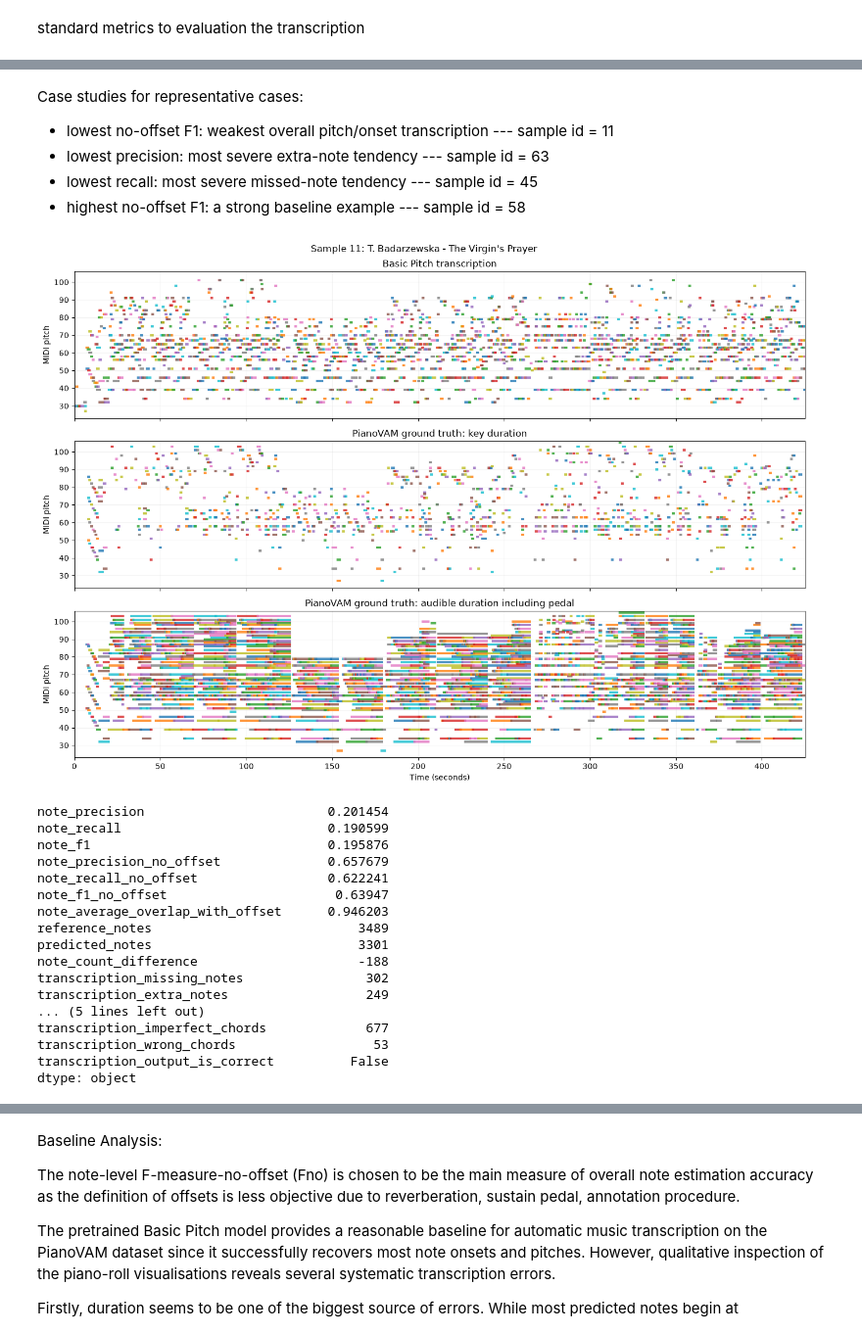
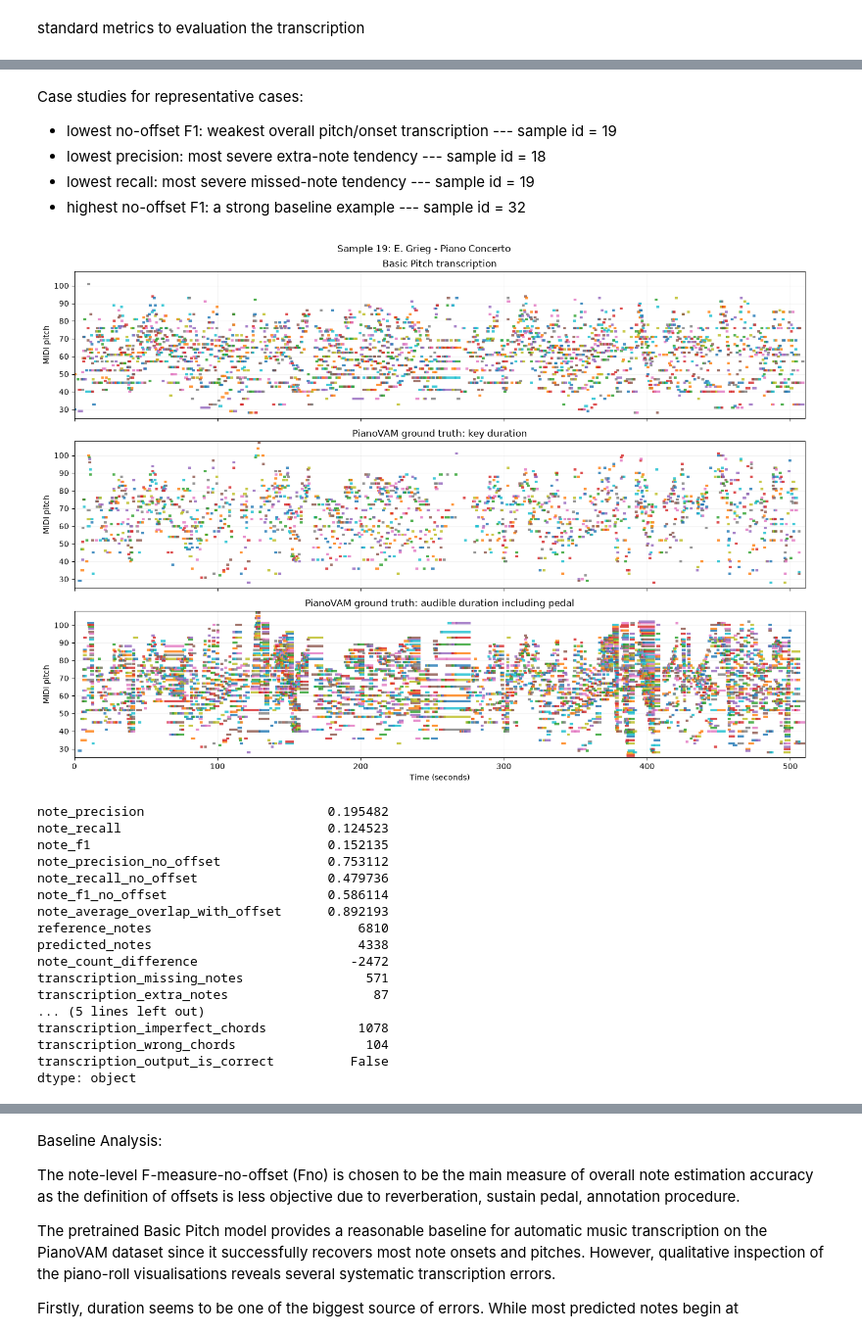
Before and after one commit to lambda-feedback/compareMusic, a Jupyter notebook: notebooks/AMT_Basic_Pitch.ipynb, the cells around one changed output, grey strips where cells are left out. Shown at 98% size. Saved outputs shown, nothing was run; the diff lists cells and outputs as text; code cells hidden in the pictures.

```diff
--- a/notebooks/AMT_Basic_Pitch.ipynb
+++ b/notebooks/AMT_Basic_Pitch.ipynb
@@ -647,9 +665,9 @@ validation_analysis_table
 # %% [markdown]
 Case studies for representative cases:
-- lowest no-offset F1: weakest overall pitch/onset transcription --- sample id = 11
-- lowest precision: most severe extra-note tendency --- sample id = 63
-- lowest recall: most severe missed-note tendency --- sample id = 45
-- highest no-offset F1: a strong baseline example --- sample id = 58
+- lowest no-offset F1: weakest overall pitch/onset transcription --- sample id = 19
+- lowest precision: most severe extra-note tendency --- sample id = 18
+- lowest recall: most severe missed-note tendency --- sample id = 19
+- highest no-offset F1: a strong baseline example --- sample id = 32
 # %%
 def run_case_study(sample_id):
     sample = metadata_df[metadata_df["sample_id"] == sample_id].iloc[0]
@@ -673,24 +691,24 @@ def run_case_study(sample_id):
 
     return pd.Series(result)
 # %%
-run_case_study("11")
+run_case_study("19")
 # %% [output]
-[figure, old version]
+[figure, new version]
-note_precision                        0.201454
-note_recall                           0.190599
-note_f1                               0.195876
-note_precision_no_offset              0.657679
-note_recall_no_offset                 0.622241
-note_f1_no_offset                      0.63947
-note_average_overlap_with_offset      0.946203
-reference_notes                           3489
-predicted_notes                           3301
-note_count_difference                     -188
-transcription_missing_notes                302
-transcription_extra_notes                  249
+note_precision                        0.195482
+note_recall                           0.124523
+note_f1                               0.152135
+note_precision_no_offset              0.753112
+note_recall_no_offset                 0.479736
+note_f1_no_offset                     0.586114
+note_average_overlap_with_offset      0.892193
+reference_notes                           6810
+predicted_notes                           4338
+note_count_difference                    -2472
+transcription_missing_notes                571
+transcription_extra_notes                   87
 ... (5 lines left out)
-transcription_imperfect_chords             677
-transcription_wrong_chords                  53
+transcription_imperfect_chords            1078
+transcription_wrong_chords                 104
 transcription_output_is_correct          False
 dtype: object
 # %%
```
Also changed, not shown: parts of 16 cells of this notebook.
